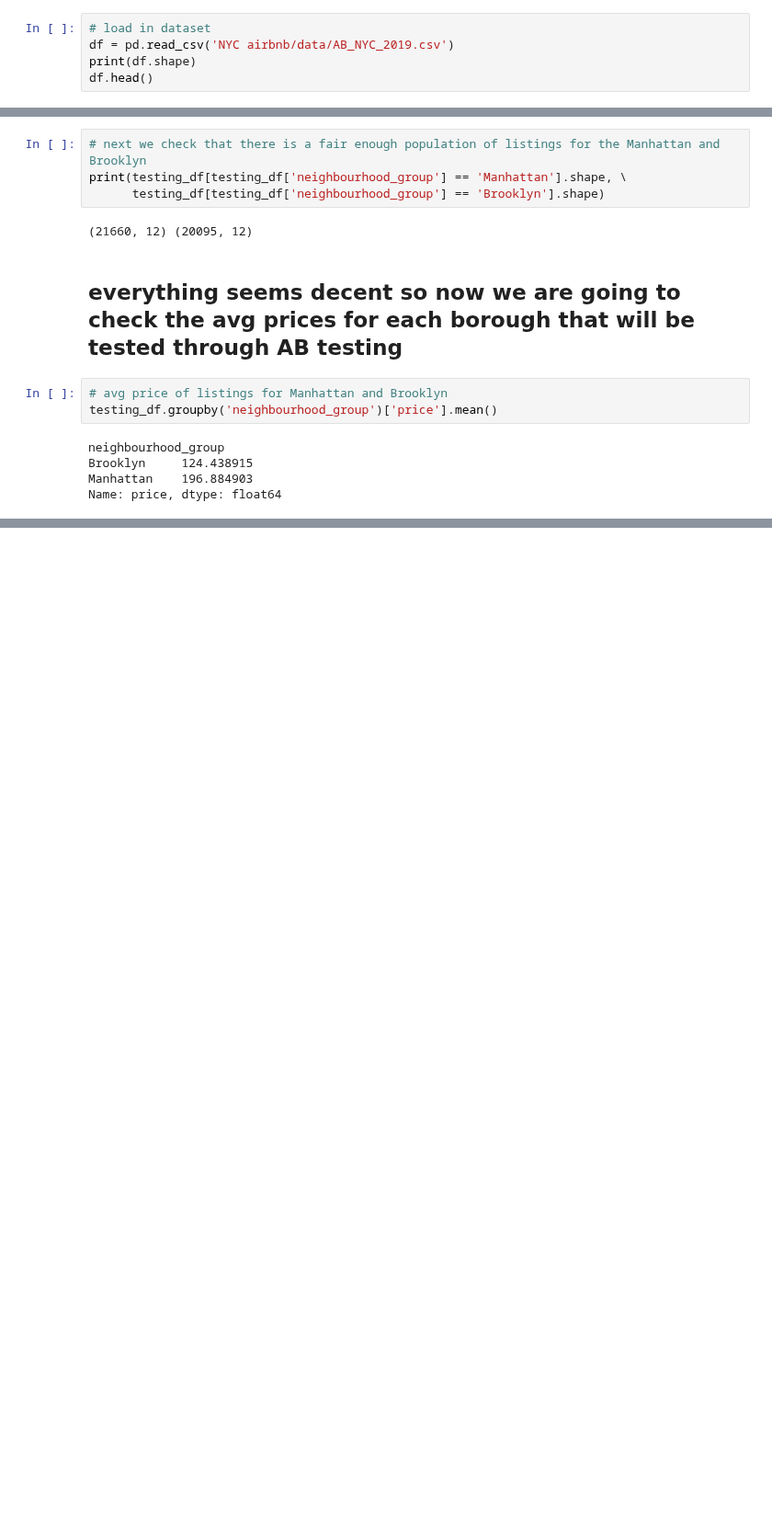
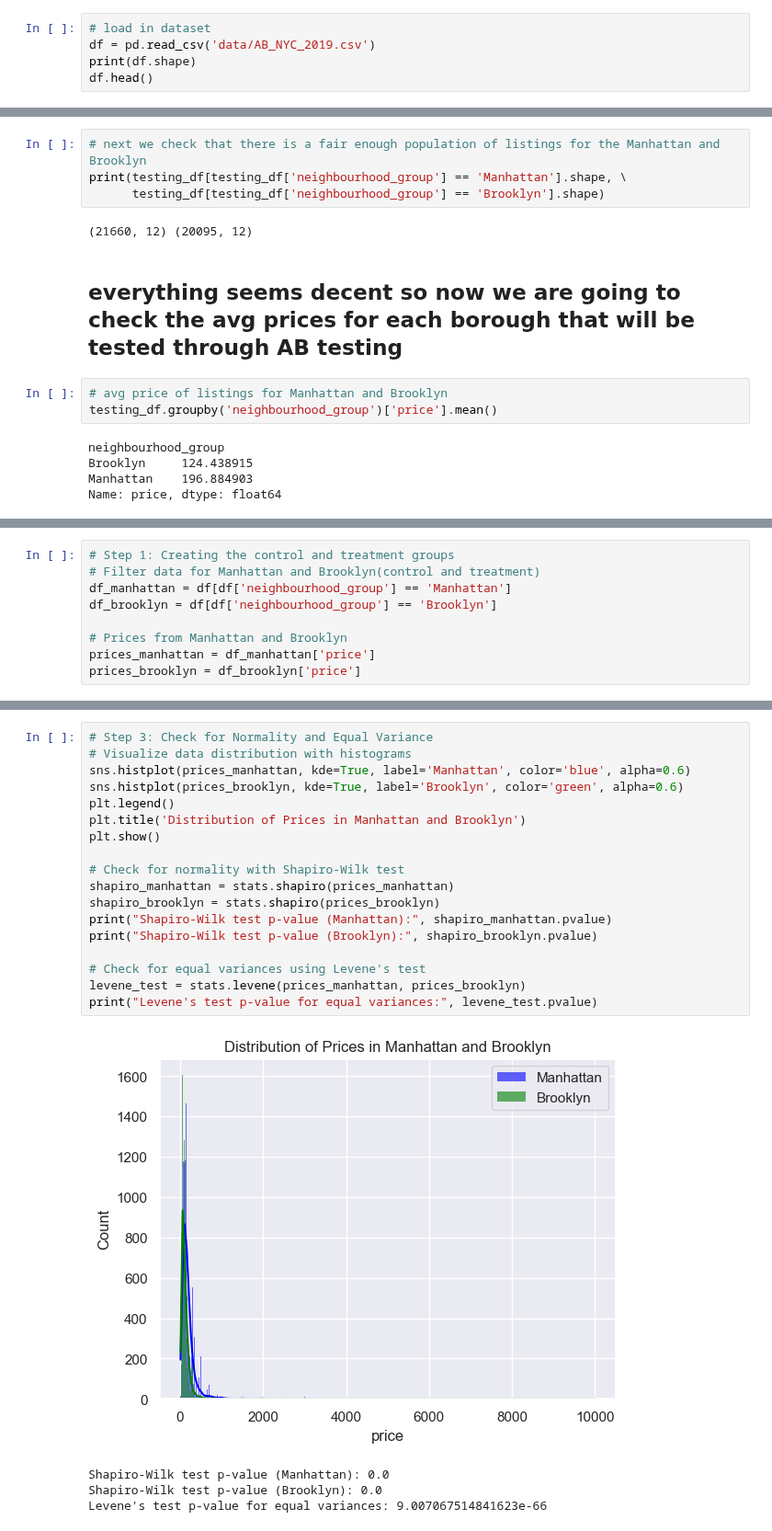
Before and after one commit to Adamb0lt/airbnb_data_analysis_and_DB_storage, a Jupyter notebook: NYC airbnb/airbnb_analysis_ML_redone.ipynb, the cells around one changed output, grey strips where cells are left out. Shown at 92% size. Cells and saved outputs as stored; diff of their text form; blank space fills up the shorter version.

Commit message:
AB Test done. Regression Analysis and creation of new DBs left

```diff
--- a/NYC airbnb/airbnb_analysis_ML_redone.ipynb
+++ b/NYC airbnb/airbnb_analysis_ML_redone.ipynb
@@ -30,7 +30,7 @@ from sklearn.tree import DecisionTreeClassifier
 from math import ceil
 # %%
 # load in dataset
-df = pd.read_csv('NYC airbnb/data/AB_NYC_2019.csv')
+df = pd.read_csv('data/AB_NYC_2019.csv')
 print(df.shape)
 df.head()
 # %% [output]
@@ -529,0 +349,9 @@ pd.crosstab(testing_df['Pricing Category'],testing_df['room_type']) # TODO: crea
+# %%
+# Step 1: Creating the control and treatment groups
+# Filter data for Manhattan and Brooklyn(control and treatment)
+df_manhattan = df[df['neighbourhood_group'] == 'Manhattan']
+df_brooklyn = df[df['neighbourhood_group'] == 'Brooklyn']
+
+# Prices from Manhattan and Brooklyn
+prices_manhattan = df_manhattan['price']
+prices_brooklyn = df_brooklyn['price']
@@ -529,0 +366,23 @@ pd.crosstab(testing_df['Pricing Category'],testing_df['room_type']) # TODO: crea
+# %%
+# Step 3: Check for Normality and Equal Variance
+# Visualize data distribution with histograms
+sns.histplot(prices_manhattan, kde=True, label='Manhattan', color='blue', alpha=0.6)
+sns.histplot(prices_brooklyn, kde=True, label='Brooklyn', color='green', alpha=0.6)
+plt.legend()
+plt.title('Distribution of Prices in Manhattan and Brooklyn')
+plt.show()
+
+# Check for normality with Shapiro-Wilk test
+shapiro_manhattan = stats.shapiro(prices_manhattan)
+shapiro_brooklyn = stats.shapiro(prices_brooklyn)
+print("Shapiro-Wilk test p-value (Manhattan):", shapiro_manhattan.pvalue)
+print("Shapiro-Wilk test p-value (Brooklyn):", shapiro_brooklyn.pvalue)
+
+# Check for equal variances using Levene's test
+levene_test = stats.levene(prices_manhattan, prices_brooklyn)
+print("Levene's test p-value for equal variances:", levene_test.pvalue)
+# %% [output]
+[figure, added]
+Shapiro-Wilk test p-value (Manhattan): 0.0
+Shapiro-Wilk test p-value (Brooklyn): 0.0
+Levene's test p-value for equal variances: 9.007067514841623e-66
```
Also changed, not shown: parts of 35 cells of this notebook.
